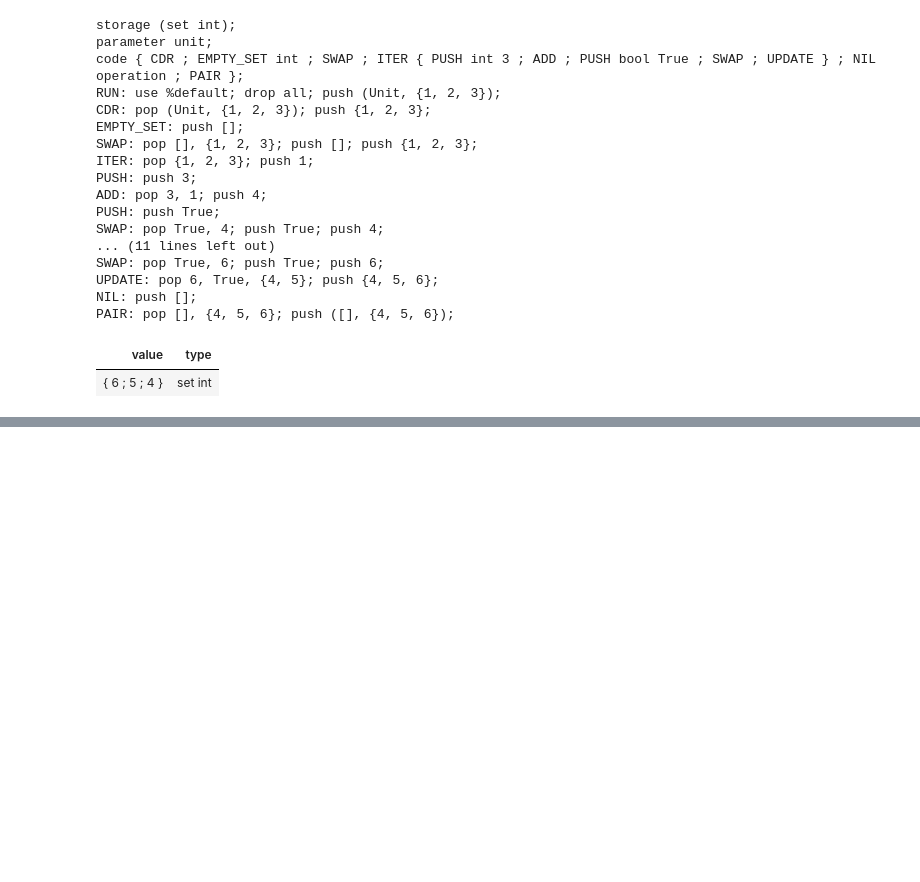
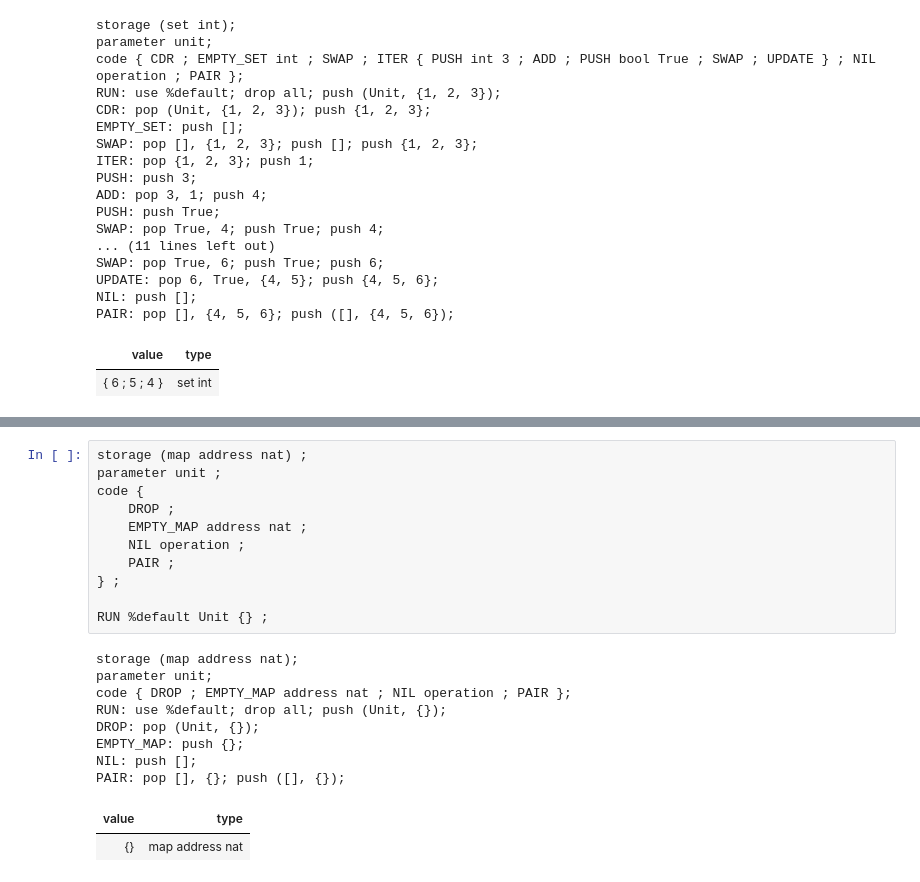
Before and after one commit to baking-bad/michelson-labs, a Jupyter notebook: notebooks/tutorials/10/10_operations_on_sets_maps_&_big_maps.ipynb, the cells around one changed output, grey strips where cells are left out. Cells and saved outputs as stored; diff of their text form; blank space fills up the shorter version.

```diff
--- a/notebooks/tutorials/10/10_operations_on_sets_maps_&_big_maps.ipynb
+++ b/notebooks/tutorials/10/10_operations_on_sets_maps_&_big_maps.ipynb
@@ -271,0 +313,22 @@ PAIR: pop [], {4, 5, 6}; push ([], {4, 5, 6});
+# %%
+storage (map address nat) ;
+parameter unit ;
+code {
+    DROP ;
+    EMPTY_MAP address nat ;
+    NIL operation ;
+    PAIR ;
+} ;
+
+RUN %default Unit {} ;
+# %% [output]
+storage (map address nat);
+parameter unit;
+code { DROP ; EMPTY_MAP address nat ; NIL operation ; PAIR };
+RUN: use %default; drop all; push (Unit, {});
+DROP: pop (Unit, {});
+EMPTY_MAP: push {};
+NIL: push [];
+PAIR: pop [], {}; push ([], {});
+| value | type |
+| {} | map address nat |
```
Also changed, not shown: parts of 12 cells of this notebook, 1 other file.
